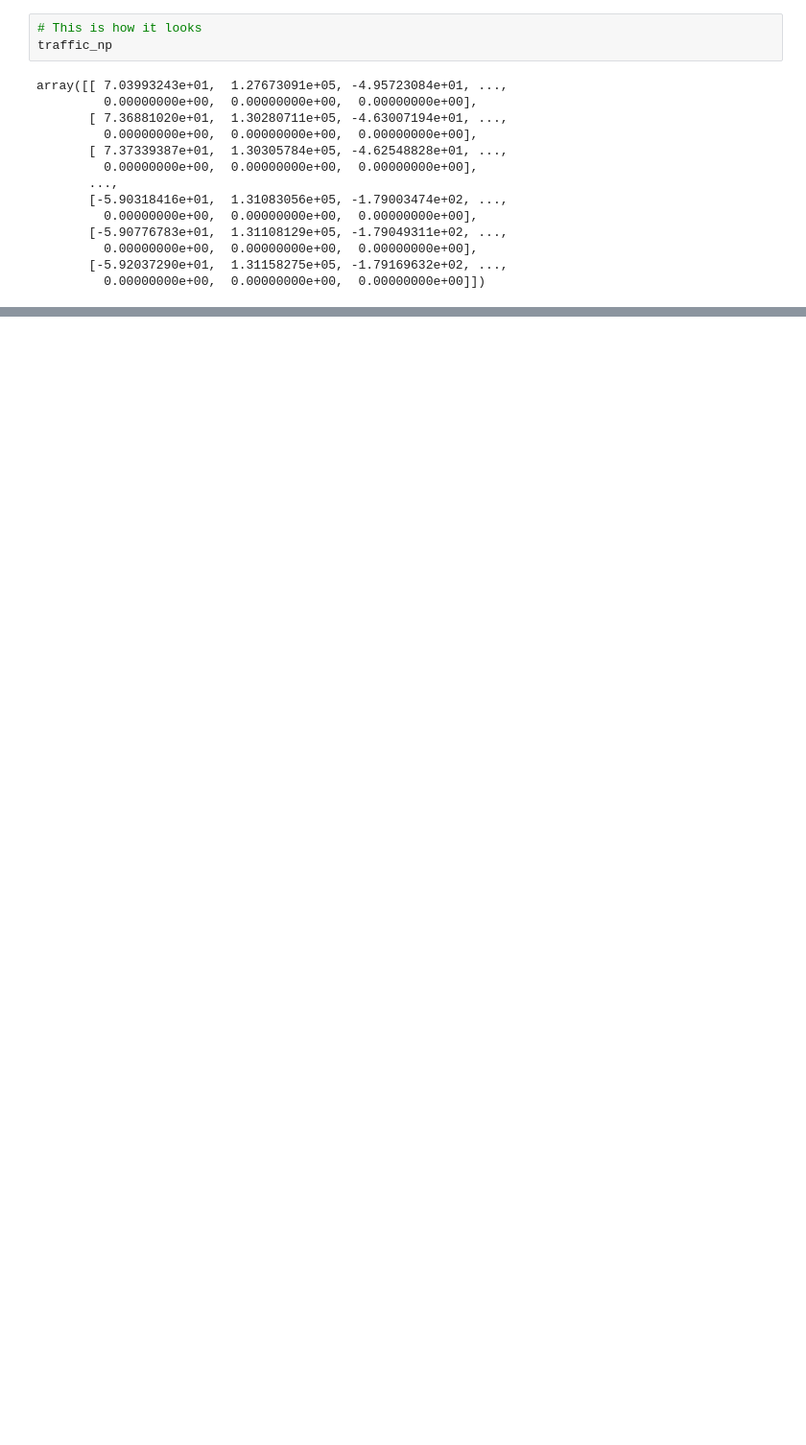
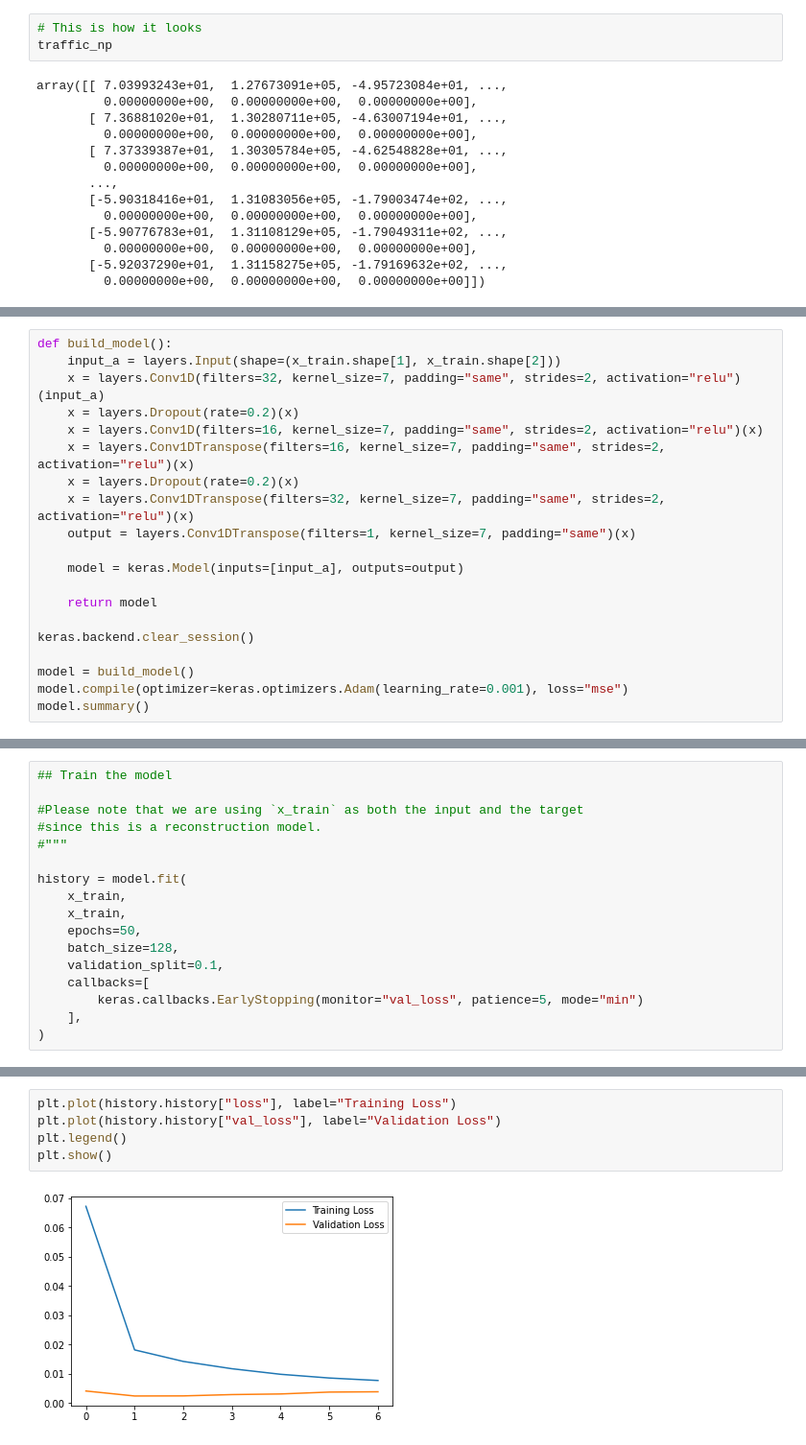
Before and after one commit to castorgit/Autoencoders, a Jupyter notebook: 01_Intrusion_detection_autoencoders.ipynb, the cells around one changed output, grey strips where cells are left out. Shown: that part at 96% size. Cells and saved outputs as stored; diff of their text form; blank space fills up the shorter version.

```diff
--- a/01_Intrusion_detection_autoencoders.ipynb
+++ b/01_Intrusion_detection_autoencoders.ipynb
@@ -115,0 +120,20 @@ array([[ 0.39113134,  0.89821838, -0.2754186 , ...,  0.        ,
+# %%
+def build_model():
+    input_a = layers.Input(shape=(x_train.shape[1], x_train.shape[2]))
+    x = layers.Conv1D(filters=32, kernel_size=7, padding="same", strides=2, activation="relu")(input_a)
+    x = layers.Dropout(rate=0.2)(x)
+    x = layers.Conv1D(filters=16, kernel_size=7, padding="same", strides=2, activation="relu")(x)
+    x = layers.Conv1DTranspose(filters=16, kernel_size=7, padding="same", strides=2, activation="relu")(x)
+    x = layers.Dropout(rate=0.2)(x)
+    x = layers.Conv1DTranspose(filters=32, kernel_size=7, padding="same", strides=2, activation="relu")(x)
+    output = layers.Conv1DTranspose(filters=1, kernel_size=7, padding="same")(x)
+
+    model = keras.Model(inputs=[input_a], outputs=output)
+
+    return model
+
+keras.backend.clear_session()
+
+model = build_model()
+model.compile(optimizer=keras.optimizers.Adam(learning_rate=0.001), loss="mse")
+model.summary()
@@ -115,0 +158,17 @@ array([[ 0.39113134,  0.89821838, -0.2754186 , ...,  0.        ,
+# %%
+## Train the model
+
+#Please note that we are using `x_train` as both the input and the target
+#since this is a reconstruction model.
+#"""
+
+history = model.fit(
+    x_train,
+    x_train,
+    epochs=50,
+    batch_size=128,
+    validation_split=0.1,
+    callbacks=[
+        keras.callbacks.EarlyStopping(monitor="val_loss", patience=5, mode="min")
+    ],
+)
@@ -115,0 +190,7 @@ array([[ 0.39113134,  0.89821838, -0.2754186 , ...,  0.        ,
+# %%
+plt.plot(history.history["loss"], label="Training Loss")
+plt.plot(history.history["val_loss"], label="Validation Loss")
+plt.legend()
+plt.show()
+# %% [output]
+[figure, added]
```
Also changed, not shown: parts of 11 cells of this notebook.
